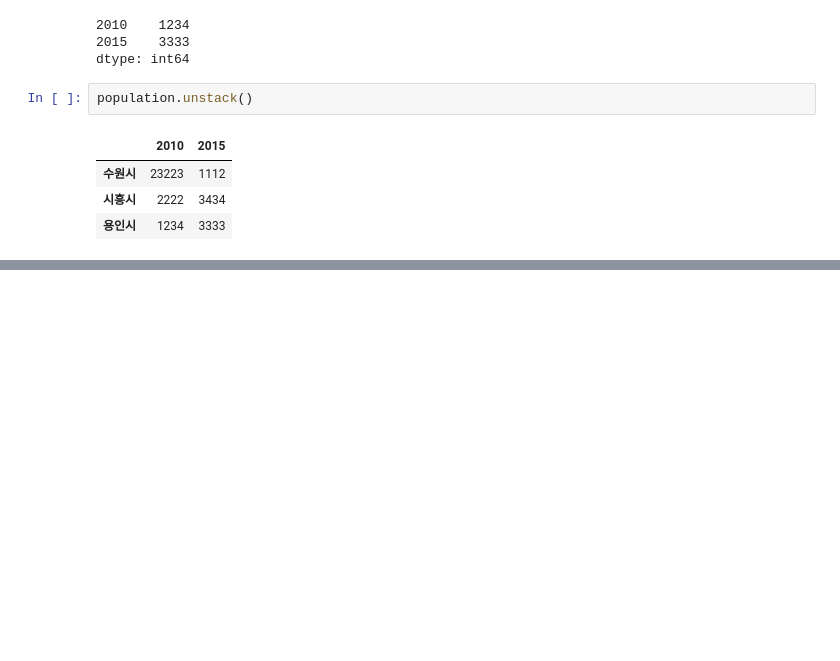
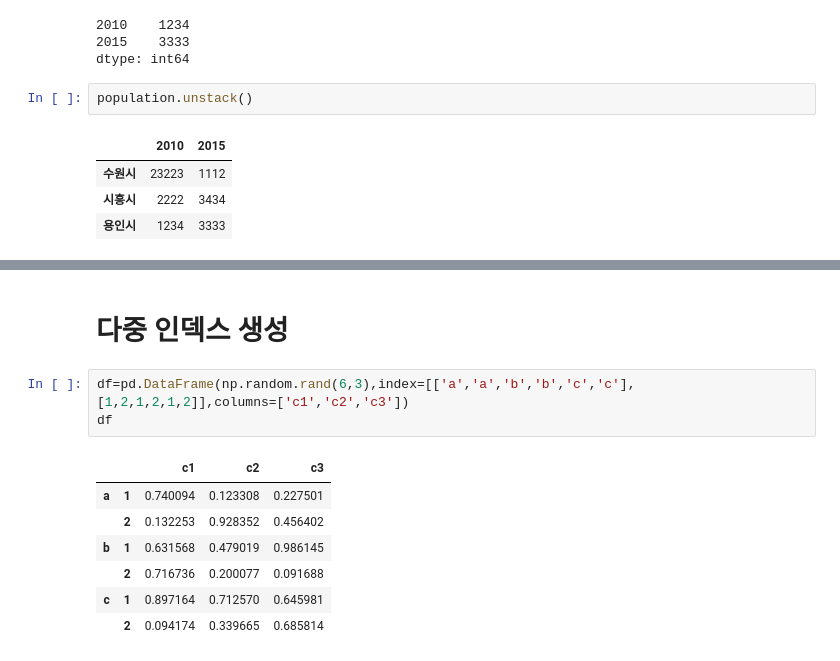
Before and after one commit to yumi-jun/LearnPandas, a Jupyter notebook: 판다스.ipynb, the cells around one changed output, grey strips where cells are left out. Cells and saved outputs as stored; diff of their text form; blank space fills up the shorter version.

```diff
--- a/판다스.ipynb
+++ b/판다스.ipynb
@@ -382,0 +429,13 @@ population.unstack()
+# %% [markdown]
+# 다중 인덱스 생성
+# %%
+df=pd.DataFrame(np.random.rand(6,3),index=[['a','a','b','b','c','c'],[1,2,1,2,1,2]],columns=['c1','c2','c3'])
+df
+# %% [output]
+|  |  | c1 | c2 | c3 |
+| a | 1 | 0.740094 | 0.123308 | 0.227501 |
+|  | 2 | 0.132253 | 0.928352 | 0.456402 |
+| b | 1 | 0.631568 | 0.479019 | 0.986145 |
+|  | 2 | 0.716736 | 0.200077 | 0.091688 |
+| c | 1 | 0.897164 | 0.712570 | 0.645981 |
+|  | 2 | 0.094174 | 0.339665 | 0.685814 |
```
Also changed, not shown: parts of 10 cells of this notebook.
